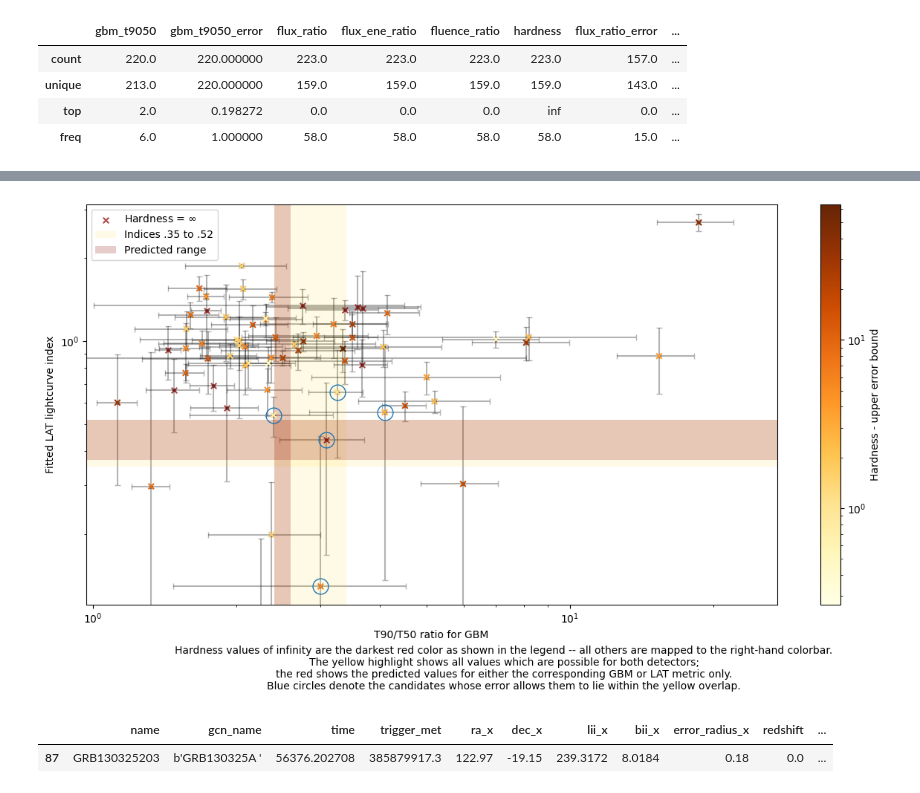
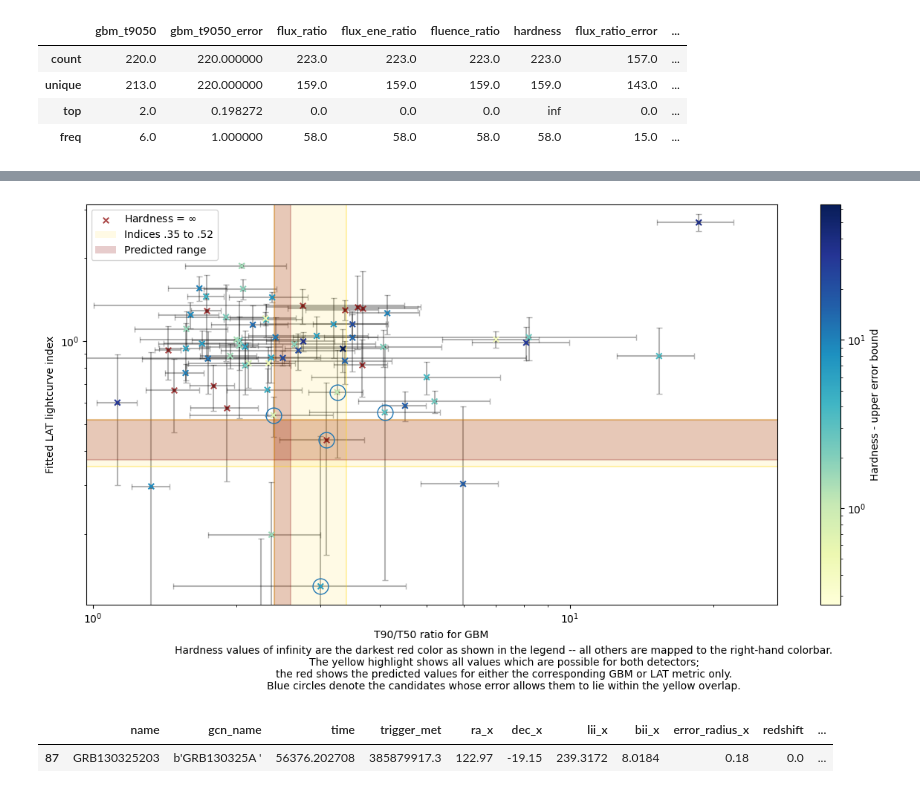
Before and after one commit to xboluna/Research, a Jupyter notebook: BHRad/GBM_Catalog_Searching/Widened_GRB_search.ipynb, the cells around one changed output, grey strips where cells are left out. Cells and saved outputs as stored; diff of their text form; code cells hidden in the pictures.

```diff
--- a/BHRad/GBM_Catalog_Searching/Widened_GRB_search.ipynb
+++ b/BHRad/GBM_Catalog_Searching/Widened_GRB_search.ipynb
@@ -131,13 +133,13 @@ memory usage: 10.8+ KB
 # %%
 # Only unassociated candidates
-candidates = all_candidates.query('redshift == 0')
+candidates = all_candidates.query('redshift == 0').dropna(subset = ['gbm_t9050'])
 
 fig, ax = plt.subplots()
 
 # Plot the candidates with color by hardness
 sx = ax.scatter(candidates['gbm_t9050'], candidates['lat_spl_index1'], marker = 'x', \
     c=(candidates['hardness'] + candidates['hardness_error']), \
-    s=30, cmap='YlOrBr', norm=matplotlib.colors.LogNorm(), zorder = 3)
+    s=30, cmap='YlGnBu', norm=matplotlib.colors.LogNorm(), zorder = 3)
 fig.colorbar(sx, ax=ax, label = 'Hardness - upper error bound', orientation = 'vertical')
 
 # Re-plot the candidates with 'infinite' hardness i.e. invisible to GBM
@@ -166,6 +168,15 @@ ax.axhspan(.35, .52, facecolor='gold', alpha=.1, label = 'Indices .35 to .52', z
 ax.axvspan(2.4, 3.4, facecolor='gold', alpha=.1, zorder = 2)
 ax.axhspan(.37, .52, facecolor='darkred', alpha=.2, label = 'Predicted range', zorder = 2)
 ax.axvspan(2.4, 2.6, facecolor='darkred', alpha=.2, zorder = 2)
+# Just outline those spans
+ax.axhline(.35, color = 'gold', alpha = .3, zorder = 2)
+ax.axhline(.52, color = 'gold', alpha = .3, zorder = 2)
+ax.axvline(2.4, color = 'gold', alpha = .3, zorder = 2)
+ax.axvline(3.4, color = 'gold', alpha = .3, zorder = 2)
+ax.axhline(.37, color = 'darkred', alpha = .2, zorder = 2)
+ax.axhline(.52, color = 'darkred', alpha = .2, zorder = 2)
+ax.axvline(2.4, color = 'darkred', alpha = .2, zorder = 2)
+ax.axvline(2.6, color = 'darkred', alpha = .2, zorder = 2)
 
 
 # Reset plot limits
@@ -206,34 +217,34 @@ for name in names:
 # ax.axhline(1.2, linestyle='-.', color='blue', alpha=.4)#, label='Expected LAT/BGO hardness, lower')
 # ax.axhspan(1.2, 3.36, facecolor='blue', alpha=.1, label = 'Expected LAT/BGO hardness')
 
 
 # # Previous estimation
 # ax.axvline(0.1, linestyle='--',  label = r'Previous search: $\tau$ = 0.1s', color='black', alpha=.4)
 
 # # GBM energies
 # ax.axvline(252, linestyle='--',  label = r'GBM BGO 1MeV', color='orange', alpha=.4)
 # ax.axvline(267, linestyle='-.',  label = r'GBM BGO 8keV', color='orange', alpha=.4)
 # ax.axvline(284, linestyle='-',  label = r'GBM NaI 200keV', color='orange', alpha=.4)
 # ax.axvline(183, linestyle='-',  label = r'LAT 20MeV', color='green', alpha=.4)
 
 # ax.axvspan(252, 284, color='orange', alpha=.1)
 
 # ax.legend()
 
 plt.figtext(0.5, -0.05, 'Hardness values of infinity are the darkest red color as shown in the legend -- all others are mapped to the right-hand colorbar.\n' + \
     'The yellow highlight shows all values which are possible for both detectors;\n' + \
     'the red shows the predicted values for either the corresponding GBM or LAT metric only.\n' + \
     'Blue circles denote the candidates whose error allows them to lie within the yellow overlap.', \
     wrap=True, horizontalalignment='center', fontsize=10)
 
 #ax.set_title('GBM T90 vs. Hardness upper-bound')
 
 fig.set_figwidth(15)
 fig.set_figheight(7)
 fig.savefig('Ratio+Index+Hardness.png', dpi=500)
 fig.show()
 # %% [output]
-[figure, old version]
+[figure, new version]
 # %%
 all_candidates.query('gbm_t9050 < 5 & gbm_t9050 > 2.5 & lat_spl_index1 < .3 & lat_spl_index1 > 0')
 # %% [output]
```
Also changed, not shown: parts of 1 cell of this notebook, 3 other files.
